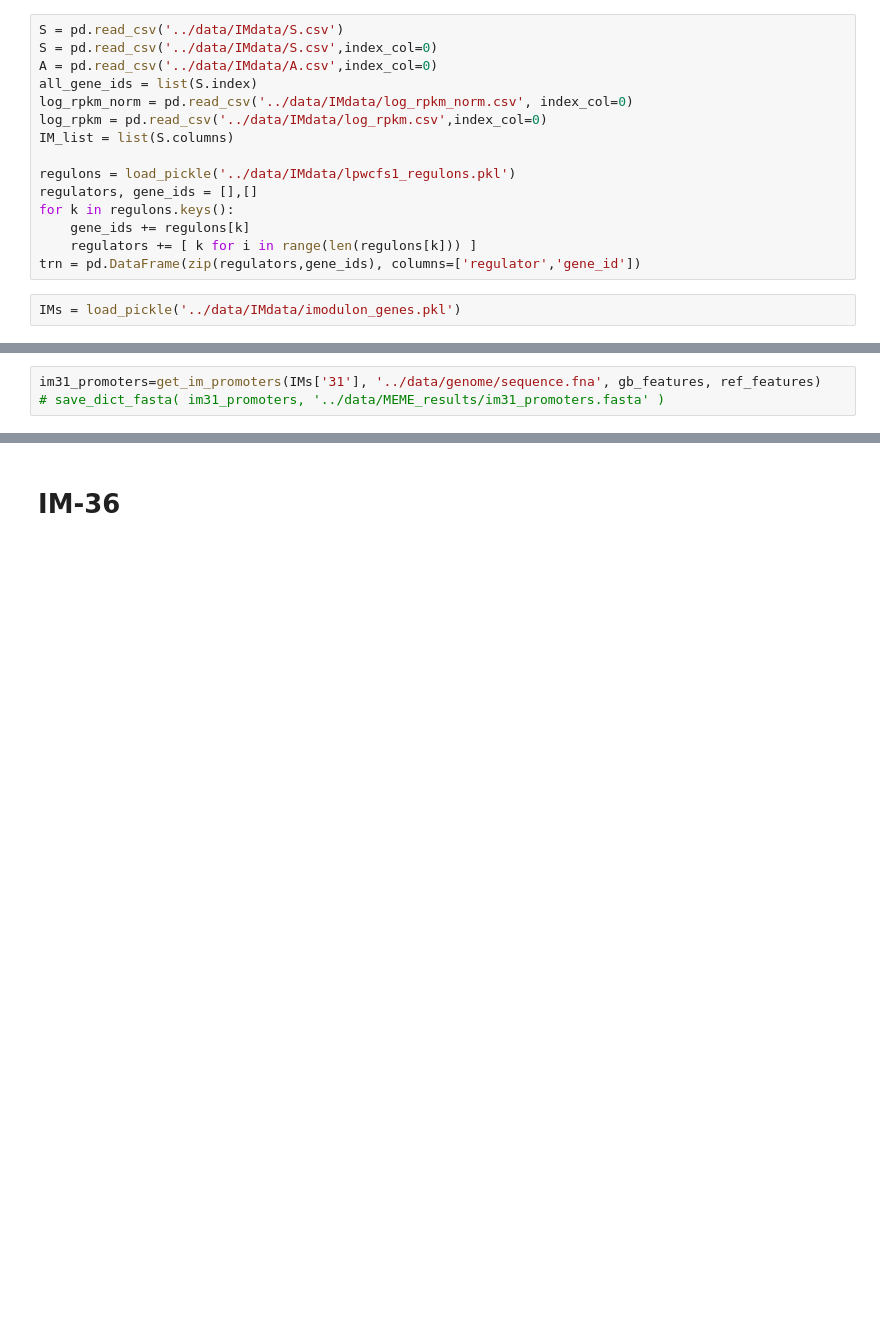
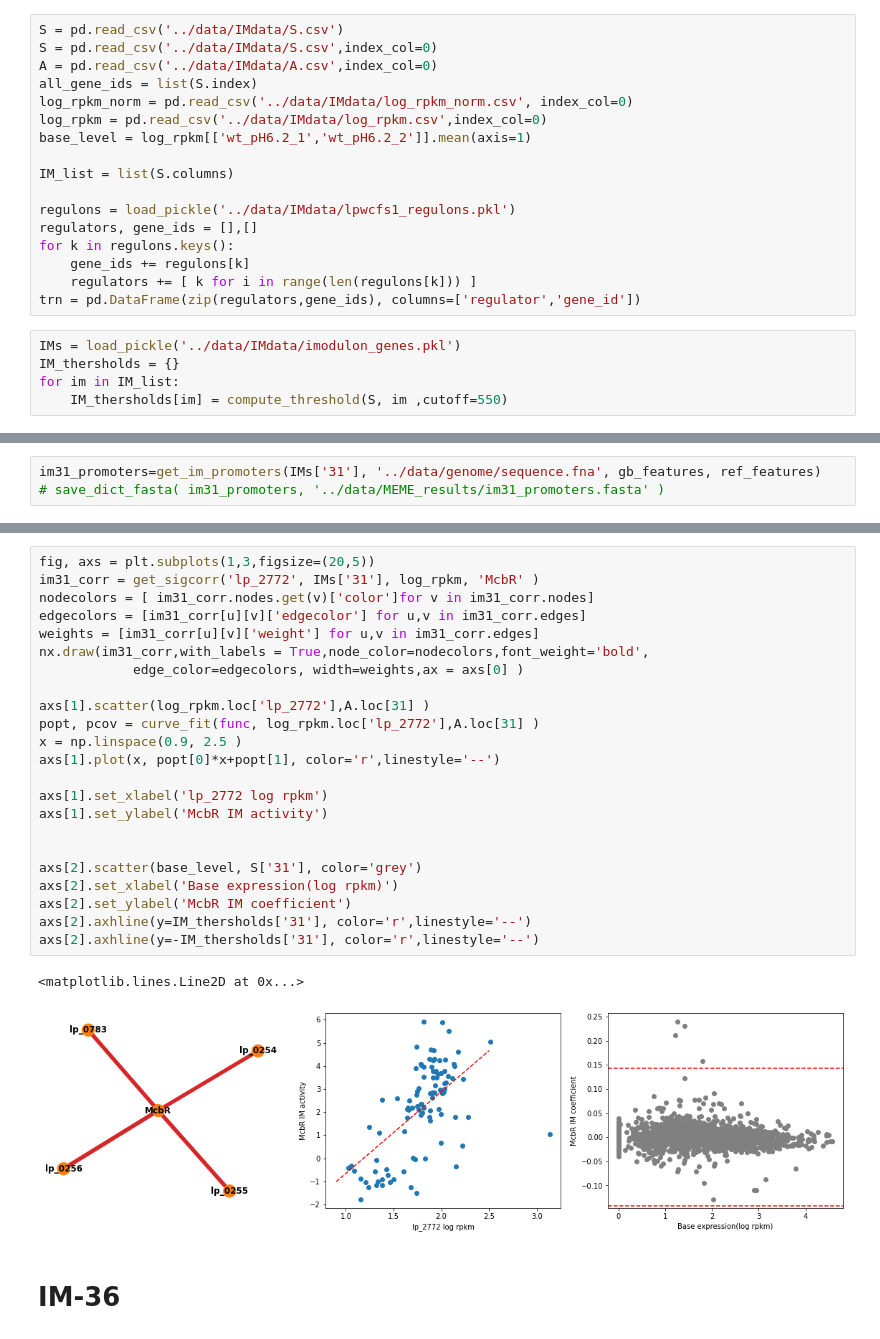
Before and after one commit to SizheQiu/LPiModulons, a Jupyter notebook: workflow/I-modulon_casestudy.ipynb, the cells around one changed output, grey strips where cells are left out. Saved outputs shown, nothing was run; the diff lists cells and outputs as text; blank space fills up the shorter version.

```diff
--- a/workflow/I-modulon_casestudy.ipynb
+++ b/workflow/I-modulon_casestudy.ipynb
@@ -55,6 +55,8 @@ A = pd.read_csv('../data/IMdata/A.csv',index_col=0)
 all_gene_ids = list(S.index)
 log_rpkm_norm = pd.read_csv('../data/IMdata/log_rpkm_norm.csv', index_col=0)
 log_rpkm = pd.read_csv('../data/IMdata/log_rpkm.csv',index_col=0)
+base_level = log_rpkm[['wt_pH6.2_1','wt_pH6.2_2']].mean(axis=1)
+
 IM_list = list(S.columns)
 
 regulons = load_pickle('../data/IMdata/lpwcfs1_regulons.pkl')
@@ -65,6 +67,9 @@ for k in regulons.keys():
 trn = pd.DataFrame(zip(regulators,gene_ids), columns=['regulator','gene_id'])
 # %%
 IMs = load_pickle('../data/IMdata/imodulon_genes.pkl')
+IM_thersholds = {}
+for im in IM_list:
+    IM_thersholds[im] = compute_threshold(S, im ,cutoff=550)
 # %%
 def save_dict_fasta( seq_dict, out_path ):
     records = []
@@ -116,2 +134,28 @@ im31_promoters=get_im_promoters(IMs['31'], '../data/genome/sequence.fna', gb_fea
+# %%
+fig, axs = plt.subplots(1,3,figsize=(20,5))
+im31_corr = get_sigcorr('lp_2772', IMs['31'], log_rpkm, 'McbR' )
+nodecolors = [ im31_corr.nodes.get(v)['color']for v in im31_corr.nodes]
+edgecolors = [im31_corr[u][v]['edgecolor'] for u,v in im31_corr.edges]
+weights = [im31_corr[u][v]['weight'] for u,v in im31_corr.edges]
+nx.draw(im31_corr,with_labels = True,node_color=nodecolors,font_weight='bold',
+            edge_color=edgecolors, width=weights,ax = axs[0] )
+
+axs[1].scatter(log_rpkm.loc['lp_2772'],A.loc[31] )
+popt, pcov = curve_fit(func, log_rpkm.loc['lp_2772'],A.loc[31] )
+x = np.linspace(0.9, 2.5 )
+axs[1].plot(x, popt[0]*x+popt[1], color='r',linestyle='--')
+
+axs[1].set_xlabel('lp_2772 log rpkm')
+axs[1].set_ylabel('McbR IM activity')
+
+
+axs[2].scatter(base_level, S['31'], color='grey')
+axs[2].set_xlabel('Base expression(log rpkm)')
+axs[2].set_ylabel('McbR IM coefficient')
+axs[2].axhline(y=IM_thersholds['31'], color='r',linestyle='--')
+axs[2].axhline(y=-IM_thersholds['31'], color='r',linestyle='--')
+# %% [output]
+<matplotlib.lines.Line2D at 0x...>
+[figure, added]
 # %% [markdown]
 # IM-36
```
Also changed, not shown: parts of 10 cells of this notebook, 10 other files.
